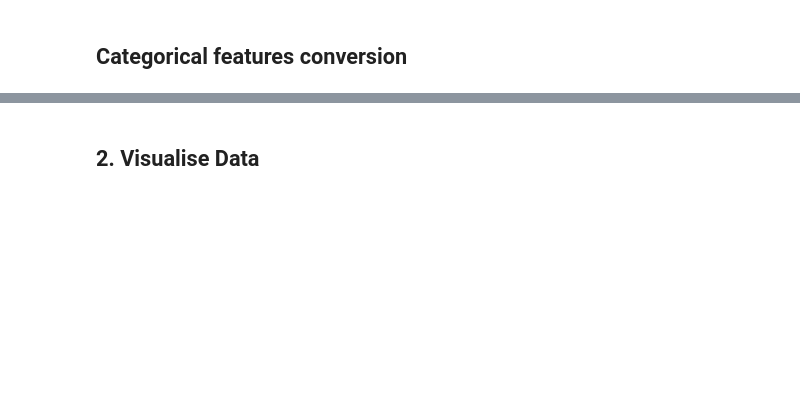
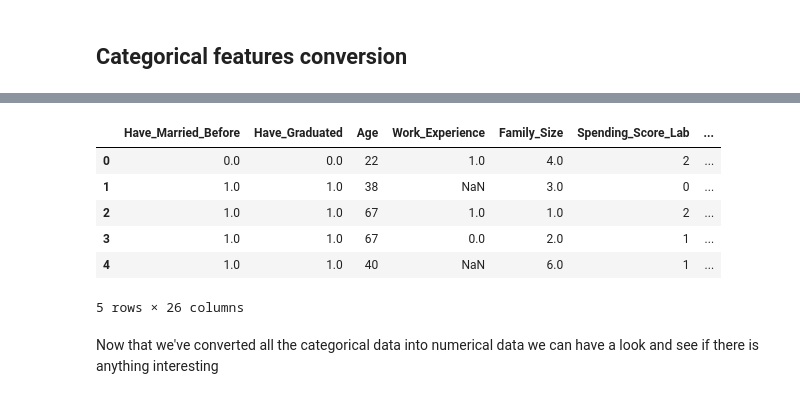
Before and after one commit to jamesz3ng/MSA_Phase_2, a Jupyter notebook: market_segmentation.ipynb, the cells around one changed output, grey strips where cells are left out. Drawn from its saved outputs; the diff is of its cells as text; code cells hidden in the pictures; blank space fills up the shorter version.

```diff
--- a/market_segmentation.ipynb
+++ b/market_segmentation.ipynb
@@ -165,2 +275,16 @@ dummyVars = pd.concat([pd.get_dummies(df[v], prefix = v) for v in catVarsOneHot]
-# %% [markdown]
-## 2. Visualise Data
+# %%
+# Read new categorical data
+# Importing the dataset
+dataPath = "raw_data"
+dfcat = pd.read_csv(dataPath + "/market_segmentation_cat.csv")
+dfcat.head()
+# %% [output]
+|  | Have_Married_Before | Have_Graduated | Age | Work_Experience | Family_Size | Spending_Score_Lab | ... |
+| 0 | 0.0 | 0.0 | 22 | 1.0 | 4.0 | 2 | ... |
+| 1 | 1.0 | 1.0 | 38 | NaN | 3.0 | 0 | ... |
+| 2 | 1.0 | 1.0 | 67 | 1.0 | 1.0 | 2 | ... |
+| 3 | 1.0 | 1.0 | 67 | 0.0 | 2.0 | 1 | ... |
+| 4 | 1.0 | 1.0 | 40 | NaN | 6.0 | 1 | ... |
+5 rows × 26 columns
+# %% [markdown]
+Now that we've converted all the categorical data into numerical data we can have a look and see if there is anything interesting
```
Also changed, not shown: parts of 18 cells of this notebook, 2 other files.
